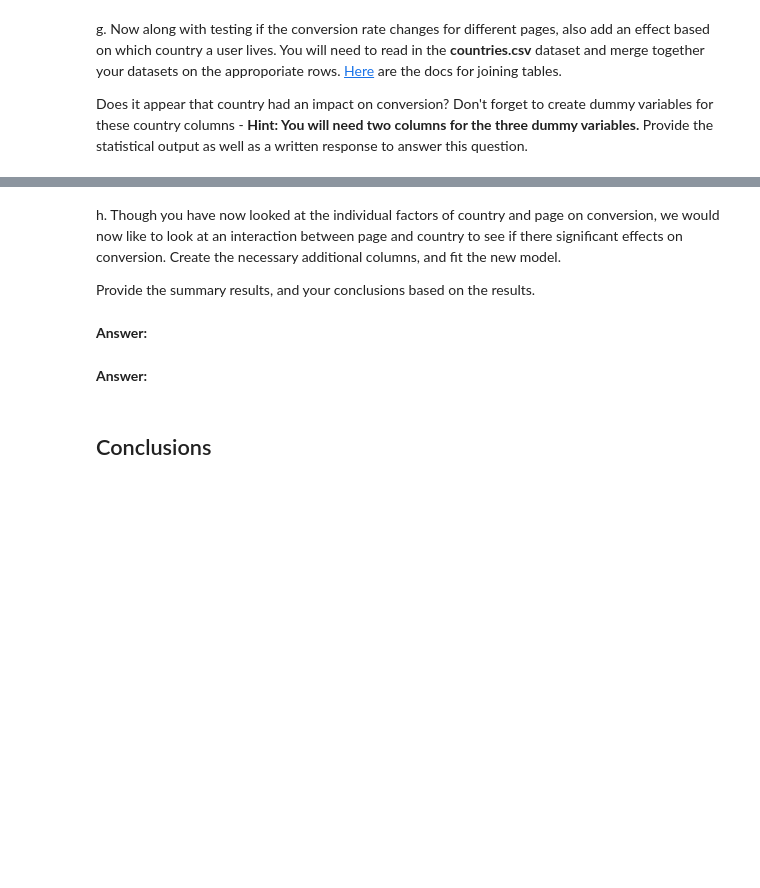
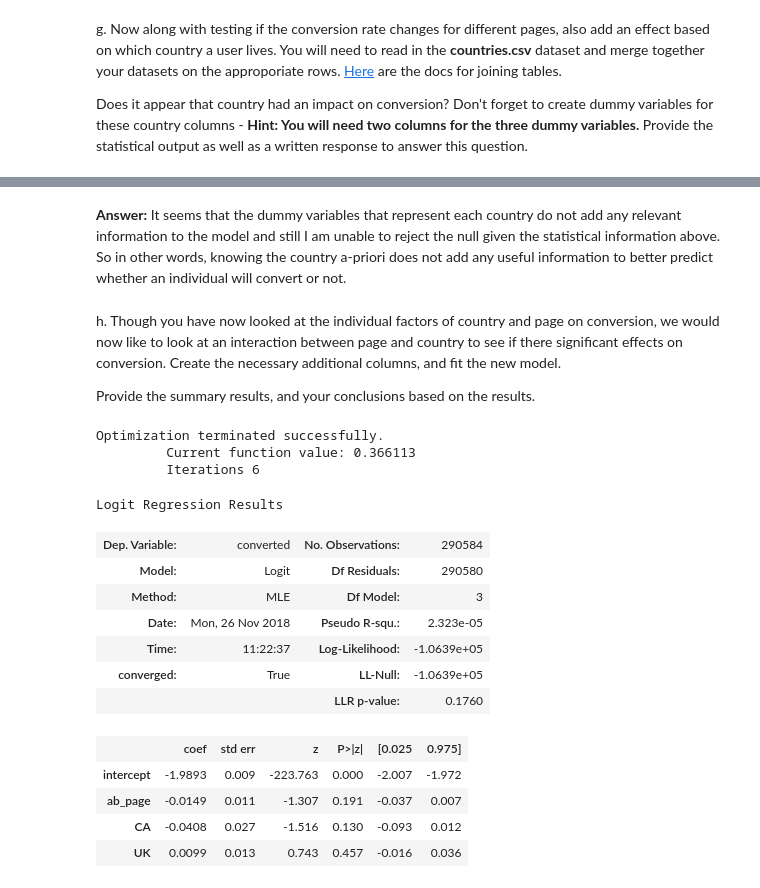
Before and after one commit to aleromar/ABTesting, a Jupyter notebook: Analyze_ab_test_results_notebook.ipynb, the cells around one changed output, grey strips where cells are left out. Saved outputs shown, nothing was run; the diff lists cells and outputs as text; code cells hidden in the pictures; blank space fills up the shorter version.

```diff
--- a/Analyze_ab_test_results_notebook.ipynb
+++ b/Analyze_ab_test_results_notebook.ipynb
@@ -323,0 +365,10 @@ Does it appear that country had an impact on conversion?  Don't forget to create
+# %%
+countries_df = pd.read_csv('./countries.csv')
+df_new = countries_df.set_index('user_id').join(df2.set_index('user_id'), how='inner')
+# %%
+### Create the necessary dummy variables
+df_new[['CA','UK']] = pd.get_dummies(df_new['country']).loc[:,['CA','UK']]
+y,X = df_new.loc[:,'converted'], df_new.loc[:,['intercept','CA','UK']]
+logreg = sm.Logit(y,X)
+results = logreg.fit()
+results.summary()
@@ -324,11 +391,29 @@ Does it appear that country had an impact on conversion?  Don't forget to create
+# %% [markdown]
+**Answer:** It seems that the dummy variables that represent each country do not add any relevant information to the model and still I am unable to reject the null given the statistical information above. So in other words, knowing the country a-priori does not add any useful information to better predict whether an individual will convert or not.
 # %% [markdown]
 h. Though you have now looked at the individual factors of country and page on conversion, we would now like to look at an interaction between page and country to see if there significant effects on conversion.  Create the necessary additional columns, and fit the new model.
 
 Provide the summary results, and your conclusions based on the results.
-# %% [markdown]
-**Answer:**
-# %% [markdown]
-**Answer:**
-# %% [markdown]
-<a id='conclusions'></a>
-## Conclusions
+# %%
+### Fit Your Linear Model And Obtain the Results
+y,X = df_new.loc[:,'converted'], df_new.loc[:,['intercept','ab_page','CA','UK']]
+logreg = sm.Logit(y,X)
+results = logreg.fit()
+results.summary()
+# %% [output]
+Optimization terminated successfully.
+         Current function value: 0.366113
+         Iterations 6
+Logit Regression Results
+| Dep. Variable: | converted | No. Observations: | 290584 |
+| Model: | Logit | Df Residuals: | 290580 |
+| Method: | MLE | Df Model: | 3 |
+| Date: | Mon, 26 Nov 2018 | Pseudo R-squ.: | 2.323e-05 |
+| Time: | 11:22:37 | Log-Likelihood: | -1.0639e+05 |
+| converged: | True | LL-Null: | -1.0639e+05 |
+|  |  | LLR p-value: | 0.1760 |
+|  | coef | std err | z | P>|z| | [0.025 | 0.975] |
+| intercept | -1.9893 | 0.009 | -223.763 | 0.000 | -2.007 | -1.972 |
+| ab_page | -0.0149 | 0.011 | -1.307 | 0.191 | -0.037 | 0.007 |
+| CA | -0.0408 | 0.027 | -1.516 | 0.130 | -0.093 | 0.012 |
+| UK | 0.0099 | 0.013 | 0.743 | 0.457 | -0.016 | 0.036 |
```
Also changed, not shown: parts of 24 cells of this notebook.
